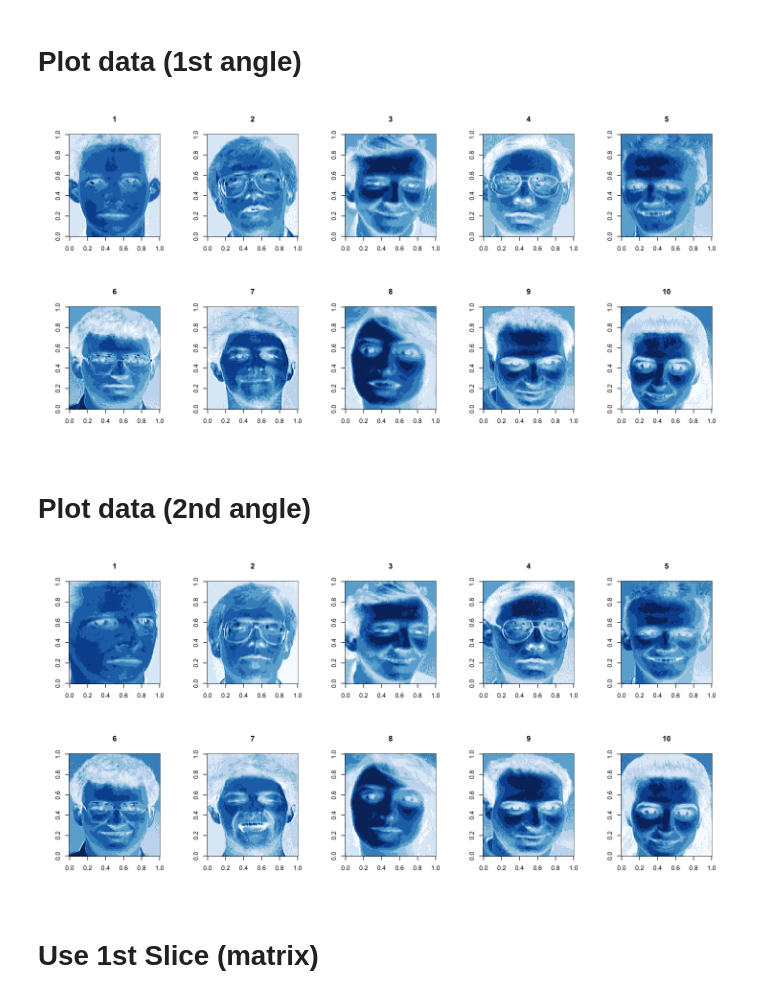
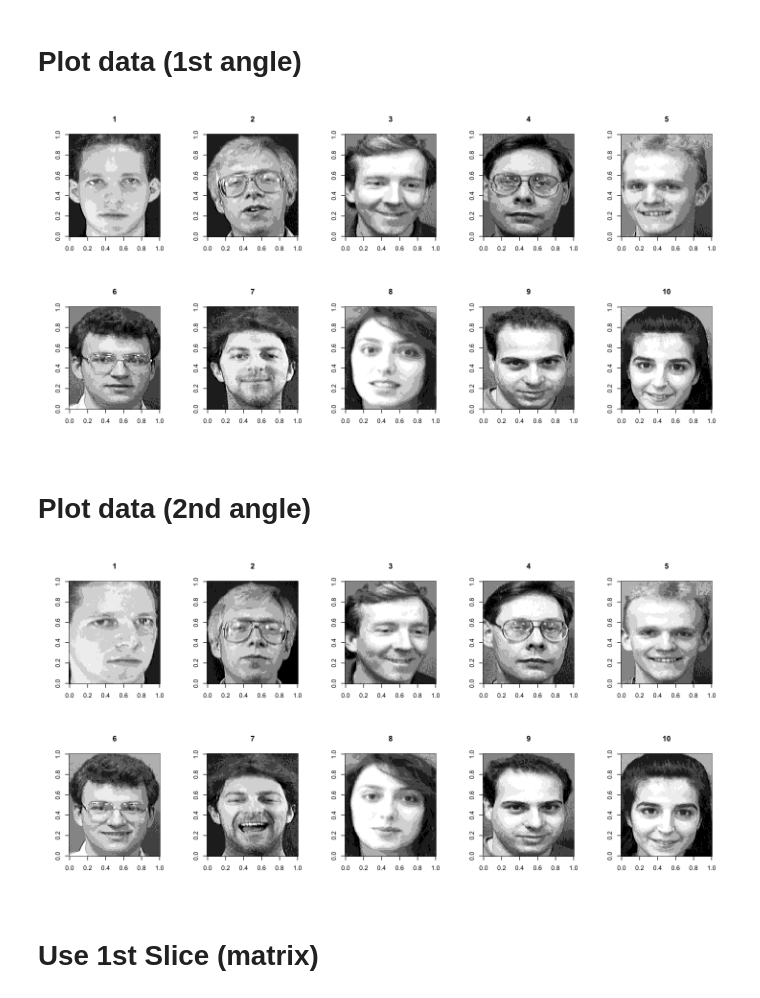
Before and after one commit to kokitsuyuzaki/ChuoUniversity2022, a Jupyter notebook: faceimages.ipynb, the cells around one changed output. Cells and saved outputs as stored; diff of their text form; code cells hidden in the pictures.

```diff
--- a/faceimages.ipynb
+++ b/faceimages.ipynb
@@ -38,7 +26,32 @@ Try help(fields) to get started.
+# %%
+plot_coef <- function(coef_matrix, colvec){
+    options(repr.plot.width=12, repr.plot.height=6)
+    layout(rbind(1:5, 6:10))
+    for(i in seq(10)){
+        tmp <- as.matrix(coef_matrix[,i])
+        dim(tmp) <- c(92, 112)
+        image(tmp, col=colvec, main=i)
+    }
+}
+
+plot_score <- function(score_matrix, facedata, colvec){
+    options(repr.plot.width=12, repr.plot.height=12)
+    plot(score_matrix[,1:2], pch=16, cex=2,
+        axes=FALSE, xlab="", ylab="")
+    abline(v=0)
+    abline(h=0)
+    for(i in seq(10)){
+        subplot(image(facedata@data[,,i,1], col=colvec,
+            main=i, axes=FALSE),
+            x=score_matrix[i,1], y=score_matrix[i,2],
+            size=c(0.45, 0.45))
+    }
+}
 # %% [markdown]
 # Setting
 # %%
 options(repr.plot.width=12, repr.plot.height=6)
+colvec <- rev(brewer.pal(9, "Greys"))
 # %% [markdown]
 # Data Download
 # %%
@@ -52,13 +65,12 @@ Formal class 'Tensor' [package ".GlobalEnv"] with 3 slots
 # %% [markdown]
 # Plot data (1st angle)
 # %%
-colvec <- brewer.pal(9, "Blues")
 layout(rbind(1:5, 6:10))
 for(i in seq(10)){
     image(facedata@data[,,i,1], col=colvec, main=i)
 }
 # %% [output]
-[figure, old version]
+[figure, new version]
 # %% [markdown]
 # Plot data (2nd angle)
 # %%
@@ -67,7 +79,7 @@ for(i in seq(10)){
     image(facedata@data[,,i,2], col=colvec, main=i)
 }
 # %% [output]
-[figure, old version]
+[figure, new version]
 # %% [markdown]
 # Use 1st Slice (matrix)
 # %%
```
Also changed, not shown: parts of 43 cells of this notebook, 1 other file.
